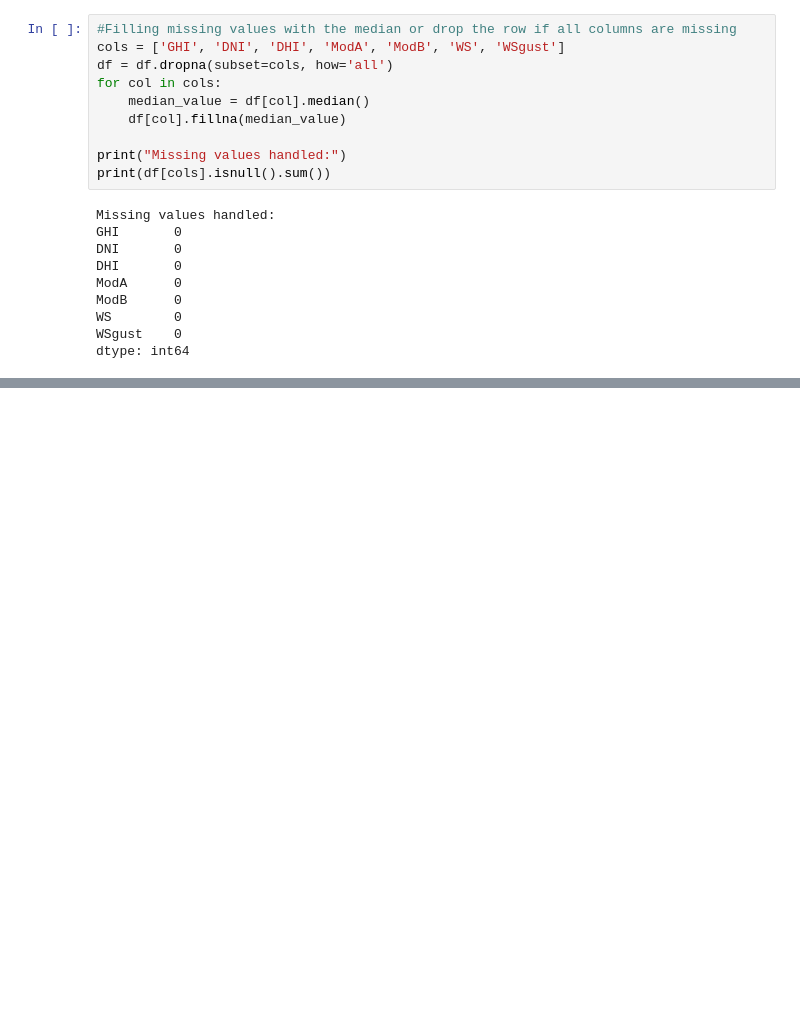
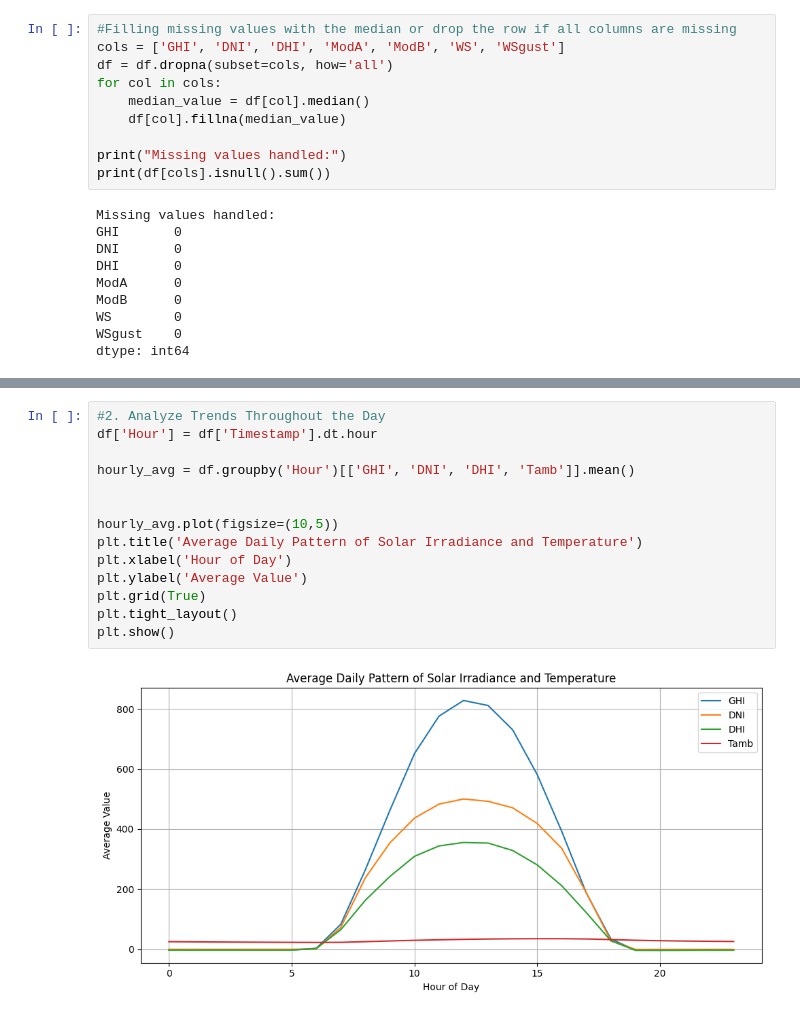
Before and after one commit to Wakgari-Eshetu/solar-challenge-week1, a Jupyter notebook: notebooks/benin_eda.ipynb, the cells around one changed output, grey strips where cells are left out. Saved outputs shown, nothing was run; the diff lists cells and outputs as text; blank space fills up the shorter version.

```diff
--- a/notebooks/benin_eda.ipynb
+++ b/notebooks/benin_eda.ipynb
@@ -319,0 +371,16 @@ dtype: int64
+# %%
+#2. Analyze Trends Throughout the Day
+df['Hour'] = df['Timestamp'].dt.hour
+
+hourly_avg = df.groupby('Hour')[['GHI', 'DNI', 'DHI', 'Tamb']].mean()
+
+
+hourly_avg.plot(figsize=(10,5))
+plt.title('Average Daily Pattern of Solar Irradiance and Temperature')
+plt.xlabel('Hour of Day')
+plt.ylabel('Average Value')
+plt.grid(True)
+plt.tight_layout()
+plt.show()
+# %% [output]
+[figure, added]
```
Also changed, not shown: parts of 5 cells of this notebook.
